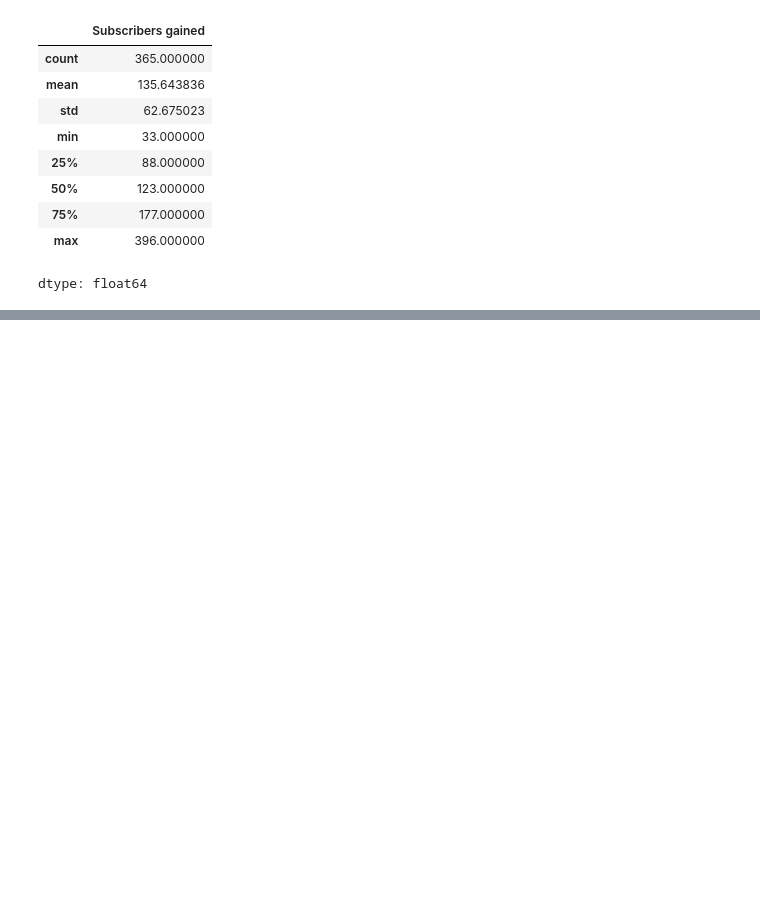
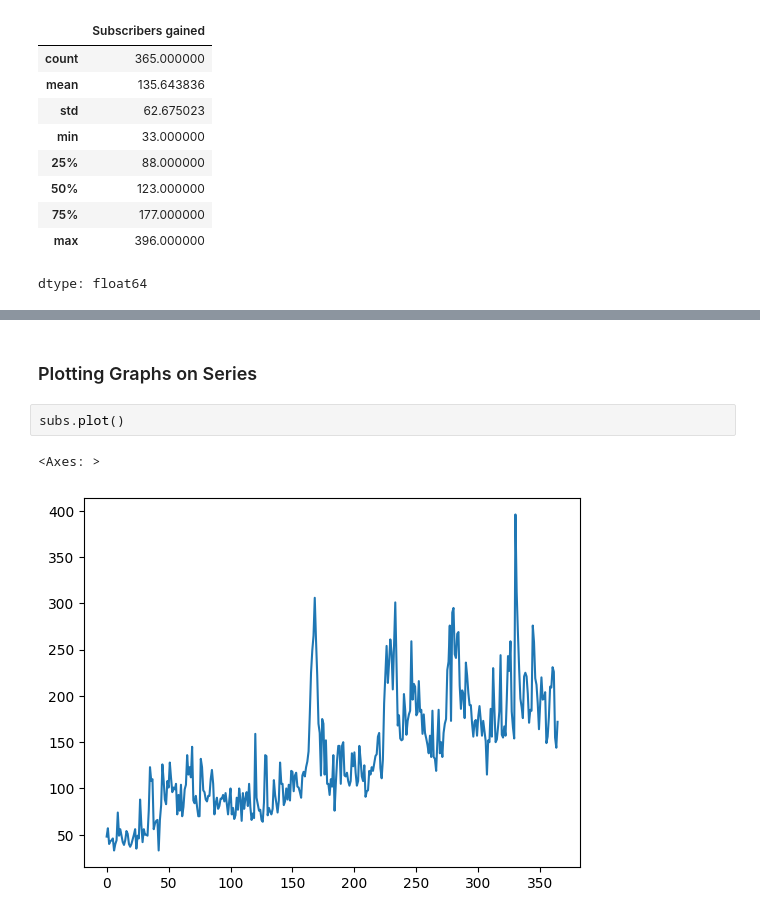
Before and after one commit to Ayesha-Zaman/Intelligence-Journey-, a Jupyter notebook: 06: Pandas/ Pandas Series/ Topic 16: Pandas Series.ipynb, the cells around one changed output, grey strips where cells are left out. Cells and saved outputs as stored; diff of their text form; blank space fills up the shorter version.

Commit message:
added 'important series methods' in the notebook with notes

```diff
--- a/06: Pandas/ Pandas Series/ Topic 16: Pandas Series.ipynb
+++ b/06: Pandas/ Pandas Series/ Topic 16: Pandas Series.ipynb
@@ -386,0 +777,7 @@ dtype: float64
+# %% [markdown]
+### Plotting Graphs on Series
+# %%
+subs.plot()
+# %% [output]
+<Axes: >
+[figure, added]
```
Also changed, not shown: parts of 83 cells of this notebook.
